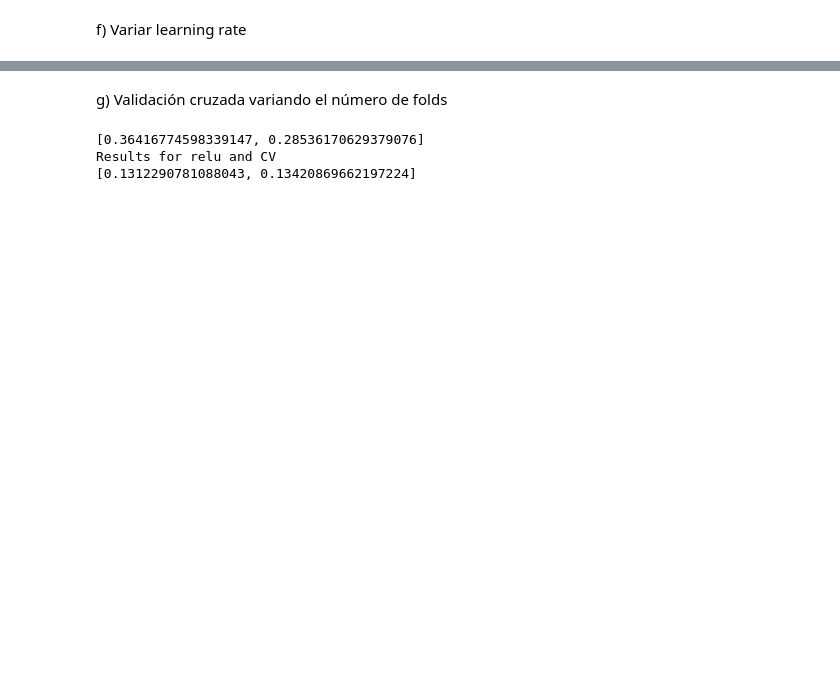
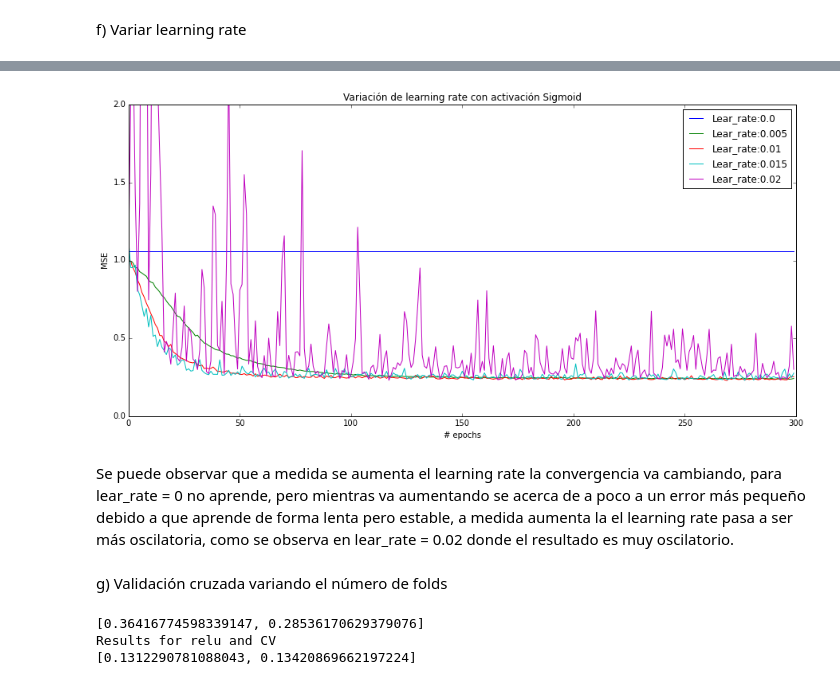
Before and after one commit to asazo/ANN, a Jupyter notebook: tarea1/tarea1.ipynb, the cells around one changed output, grey strips where cells are left out. Saved outputs shown, nothing was run; the diff lists cells and outputs as text; code cells hidden in the pictures; blank space fills up the shorter version.

```diff
--- a/tarea1/tarea1.ipynb
+++ b/tarea1/tarea1.ipynb
@@ -283,3 +297,29 @@ plt.show()
+# %%
+n_lr = 5
+lear_rate = np.linspace(0,0.02,n_lr)
+
+%matplotlib inline
+epochs = np.arange(300)
+plt.figure(figsize=(15,7))
+for n, i in enumerate(lear_rate):
+    sgd = SGD(lr=i)
+    model = generate_model(sgd, "sigmoid")
+
+    hist = model.fit(X_train_scaled.as_matrix(), y_train_scaled.as_matrix(),
+                   nb_epoch=300, verbose=0,
+                   validation_data=(X_test_scaled.as_matrix(), y_test_scaled.as_matrix()))
+    plt.plot(epochs, hist.history['loss'], label="Lear_rate:"+str(i))
+
+plt.title(u"Variación de learning rate con activación Sigmoid")
+plt.xlabel("# epochs")
+plt.ylabel("MSE")
+plt.ylim([0, 2])
+plt.legend()
+plt.show()
+# %% [output]
+[figure, added]
+# %% [markdown]
+Se puede observar que a medida se aumenta el learning rate la convergencia va cambiando, para lear_rate = 0 no aprende, pero mientras va aumentando se acerca de a poco a un error más pequeño debido a que aprende de forma lenta pero estable, a medida aumenta la el learning rate pasa a ser más oscilatoria, como se observa en lear_rate = 0.02 donde el resultado es muy oscilatorio.
 # %% [markdown]
 g) Validación cruzada variando el número de folds
 # %%
```
Also changed, not shown: parts of 23 cells of this notebook.
